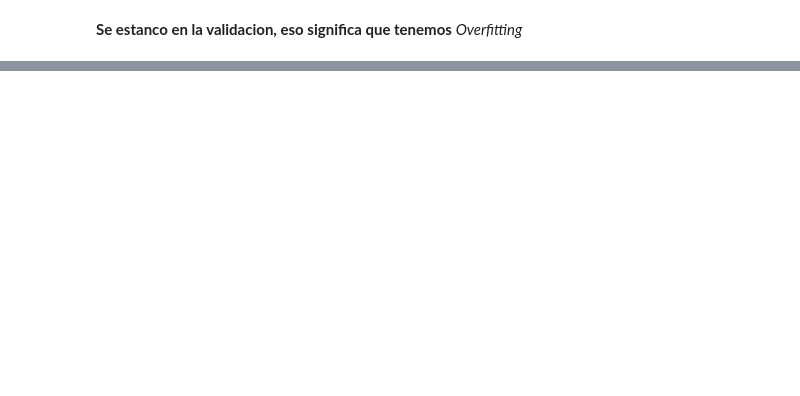
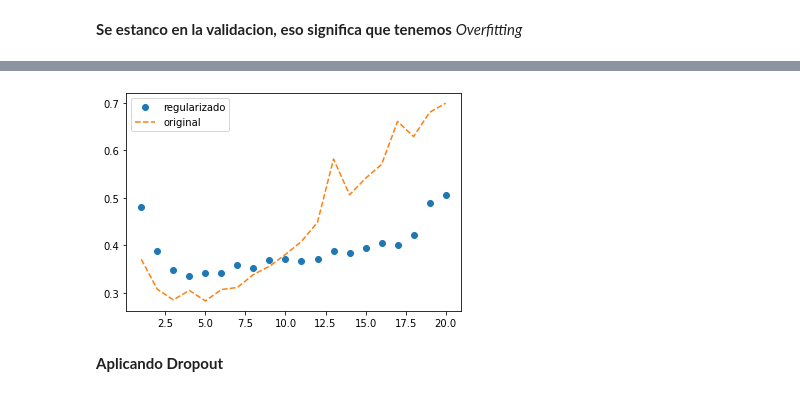
Before and after one commit to joshuansu0897/NN_Examples, a Jupyter notebook: clasificacion_binaria.ipynb, the cells around one changed output, grey strips where cells are left out. Saved outputs shown, nothing was run; the diff lists cells and outputs as text; code cells hidden in the pictures; blank space fills up the shorter version.

```diff
--- a/clasificacion_binaria.ipynb
+++ b/clasificacion_binaria.ipynb
@@ -120,0 +210,19 @@ model.evaluate(x_test, y_test)
+# %%
+model3 = models.Sequential()
+model3.add(layers.Dense(16, activation='relu', input_shape=(10_000,), kernel_regularizer=regularizers.l2(0.001)))
+model3.add(layers.Dense(16, activation='relu', kernel_regularizer=regularizers.l2(0.001)))
+model3.add(layers.Dense(1, activation='sigmoid'))
+
+model3.compile(
+    optimizer='rmsprop',
+    loss='binary_crossentropy',
+    metrics='accuracy'
+)
+
+history3 = model3.fit(
+    partial_x_train,
+    partial_y_train,
+    epochs=20,
+    batch_size=512,
+    validation_data=(x_val, y_val)
+)
@@ -120,0 +252,14 @@ model.evaluate(x_test, y_test)
+# %%
+history_dict = history.history
+val_loss_values = history_dict['val_loss']
+val_loss_values3 = history3.history['val_loss']
+
+epoch = range(1, len(loss_values) + 1)
+plt.plot(epoch, val_loss_values3, 'o', label = 'regularizado')
+plt.plot(epoch, val_loss_values, '--', label = 'original')
+plt.legend()
+plt.show()
+# %% [output]
+[figure, added]
+# %% [markdown]
+**Aplicando Dropout**
```
Also changed, not shown: parts of 19 cells of this notebook.
